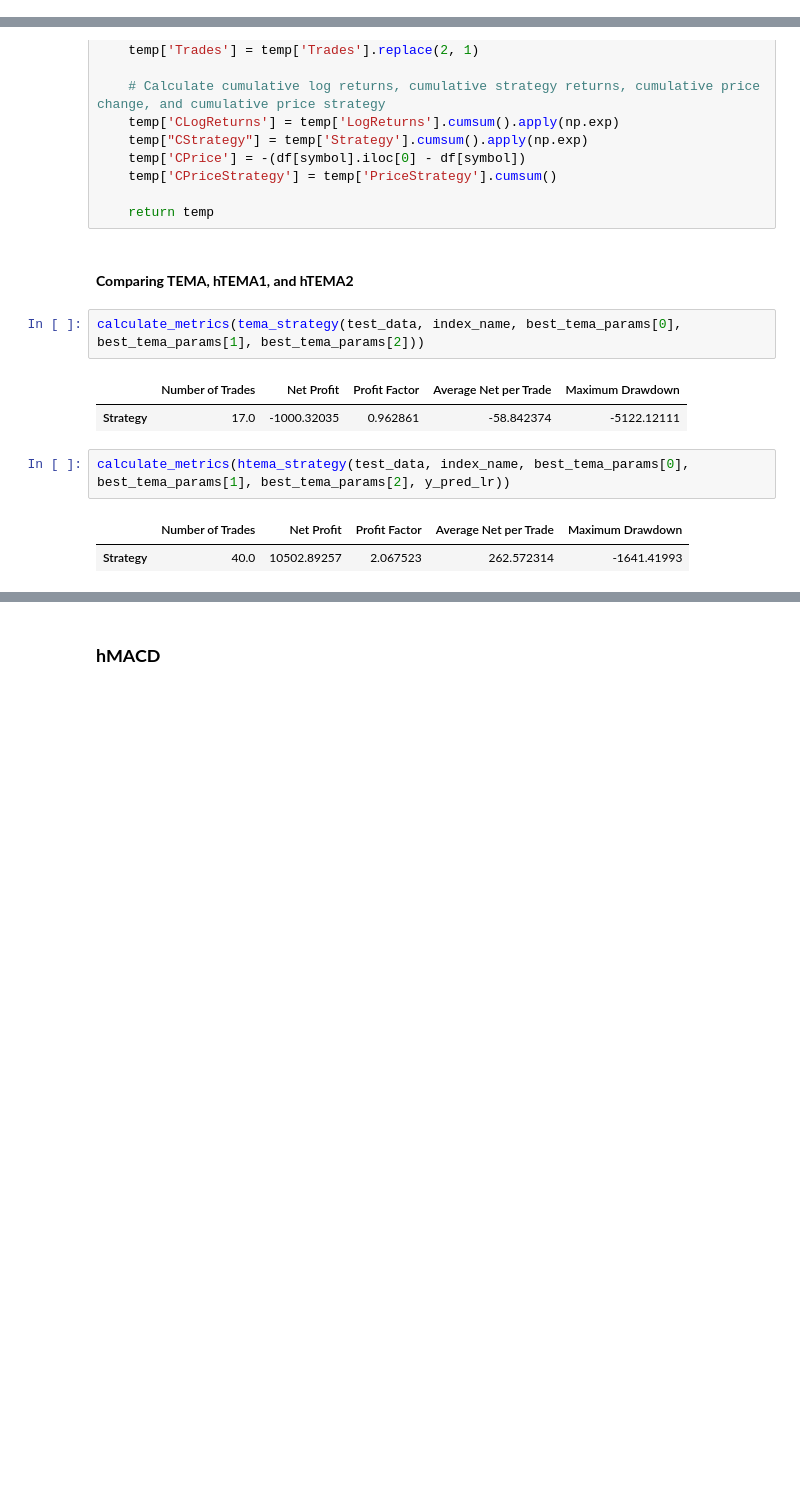
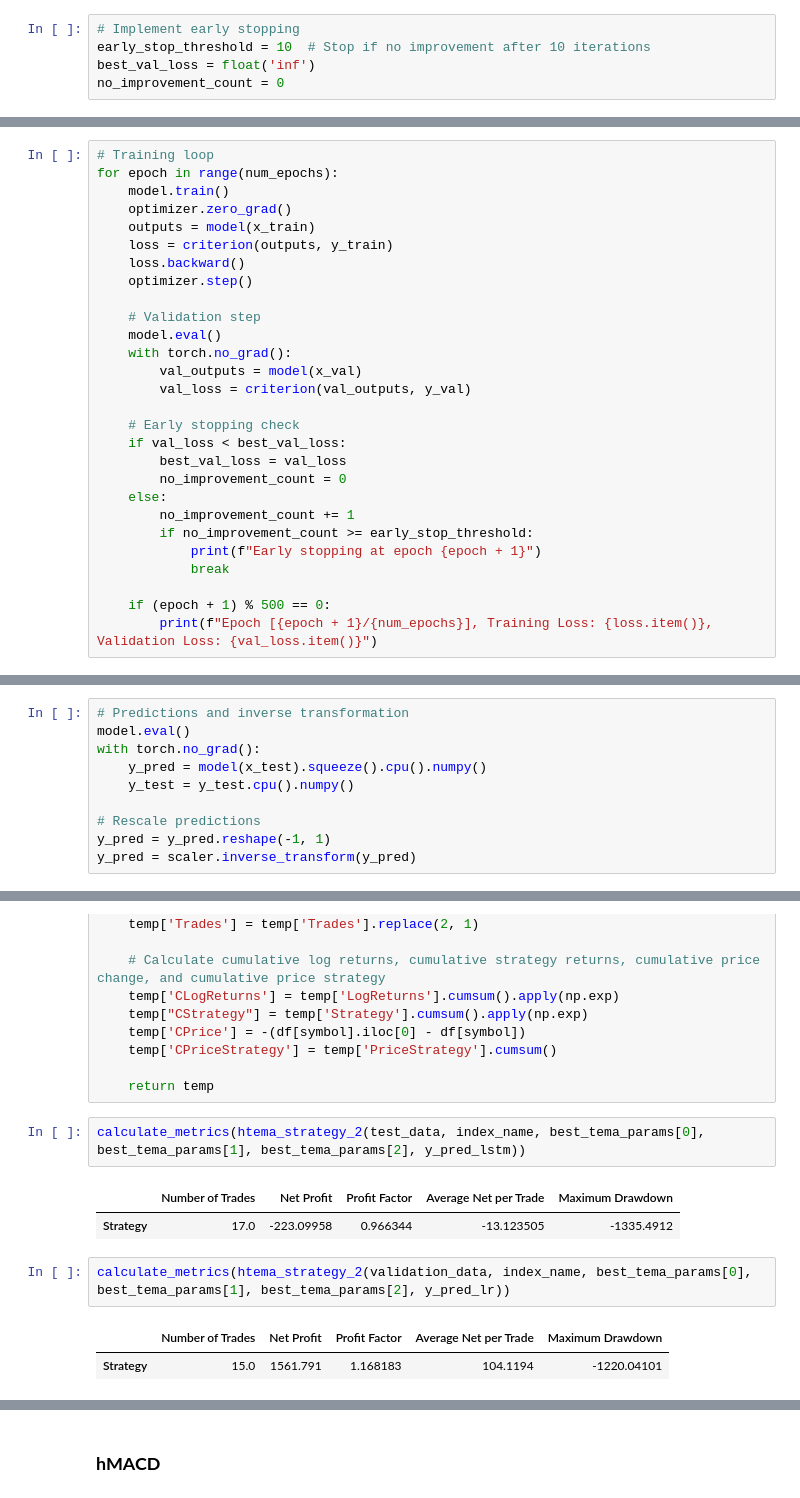
Before and after one commit to AmaanRai1/DS-340-Group-8, a Jupyter notebook: main.ipynb, the cells around one changed output, grey strips where cells are left out. Drawn from its saved outputs; the diff is of its cells as text; blank space fills up the shorter version.

```diff
--- a/main.ipynb
+++ b/main.ipynb
@@ -885,0 +918,5 @@ Iteration: 5000, Loss: 0.08223775774240494
+# %%
+# Implement early stopping
+early_stop_threshold = 10  # Stop if no improvement after 10 iterations
+best_val_loss = float('inf')
+no_improvement_count = 0
@@ -1064,0 +1079,28 @@ MAE: 204.1705, RMSE: 279.3989
+# %%
+# Training loop
+for epoch in range(num_epochs):
+    model.train()
+    optimizer.zero_grad()
+    outputs = model(x_train)
+    loss = criterion(outputs, y_train)
+    loss.backward()
+    optimizer.step()
+
+    # Validation step
+    model.eval()
+    with torch.no_grad():
+        val_outputs = model(x_val)
+        val_loss = criterion(val_outputs, y_val)
+
+    # Early stopping check
+    if val_loss < best_val_loss:
+        best_val_loss = val_loss
+        no_improvement_count = 0
+    else:
+        no_improvement_count += 1
+        if no_improvement_count >= early_stop_threshold:
+            print(f"Early stopping at epoch {epoch + 1}")
+            break
+
+    if (epoch + 1) % 500 == 0:
+        print(f"Epoch [{epoch + 1}/{num_epochs}], Training Loss: {loss.item()}, Validation Loss: {val_loss.item()}")
@@ -1064,0 +1109,10 @@ MAE: 204.1705, RMSE: 279.3989
+# %%
+# Predictions and inverse transformation
+model.eval()
+with torch.no_grad():
+    y_pred = model(x_test).squeeze().cpu().numpy()
+    y_test = y_test.cpu().numpy()
+
+# Rescale predictions
+y_pred = y_pred.reshape(-1, 1)
+y_pred = scaler.inverse_transform(y_pred)
@@ -1411,15 +1513,13 @@ def htema_strategy_2(df, symbol, short_period, mid_period, long_period, y_pred):
     temp['CPriceStrategy'] = temp['PriceStrategy'].cumsum()
 
     return temp
-# %% [markdown]
-#### **Comparing TEMA, hTEMA1, and hTEMA2**
 # %%
-calculate_metrics(tema_strategy(test_data, index_name, best_tema_params[0], best_tema_params[1], best_tema_params[2]))
+calculate_metrics(htema_strategy_2(test_data, index_name, best_tema_params[0], best_tema_params[1], best_tema_params[2], y_pred_lstm))
 # %% [output]
 |  | Number of Trades | Net Profit | Profit Factor | Average Net per Trade | Maximum Drawdown |
-| Strategy | 17.0 | -1000.32035 | 0.962861 | -58.842374 | -5122.12111 |
+| Strategy | 17.0 | -223.09958 | 0.966344 | -13.123505 | -1335.4912 |
 # %%
-calculate_metrics(htema_strategy(test_data, index_name, best_tema_params[0], best_tema_params[1], best_tema_params[2], y_pred_lr))
+calculate_metrics(htema_strategy_2(validation_data, index_name, best_tema_params[0], best_tema_params[1], best_tema_params[2], y_pred_lr))
 # %% [output]
 |  | Number of Trades | Net Profit | Profit Factor | Average Net per Trade | Maximum Drawdown |
-| Strategy | 40.0 | 10502.89257 | 2.067523 | 262.572314 | -1641.41993 |
+| Strategy | 15.0 | 1561.791 | 1.168183 | 104.1194 | -1220.04101 |
```
Also changed, not shown: parts of 146 cells of this notebook.
